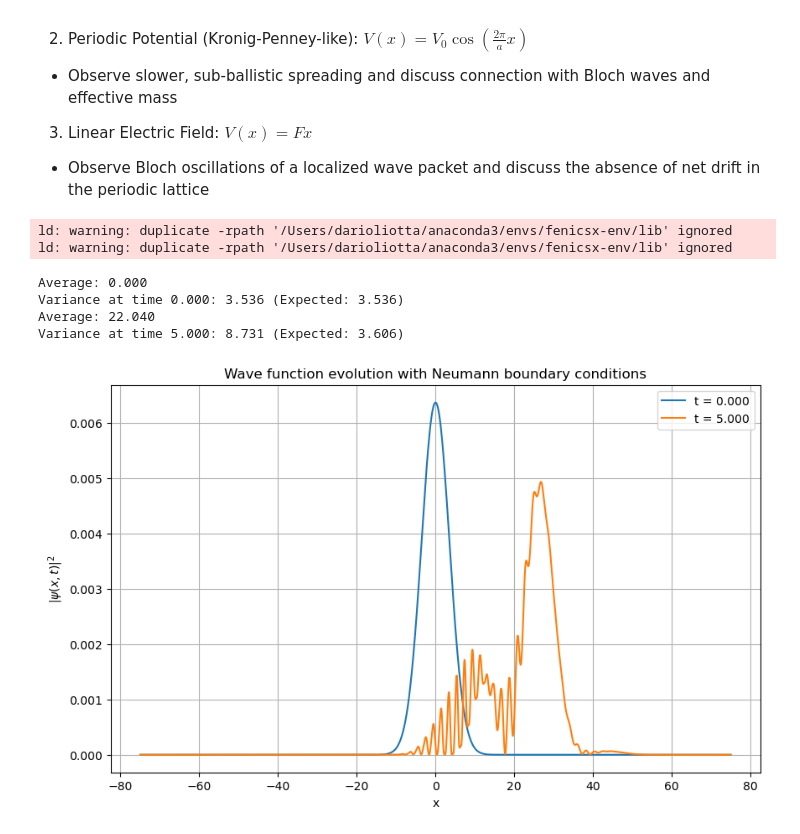
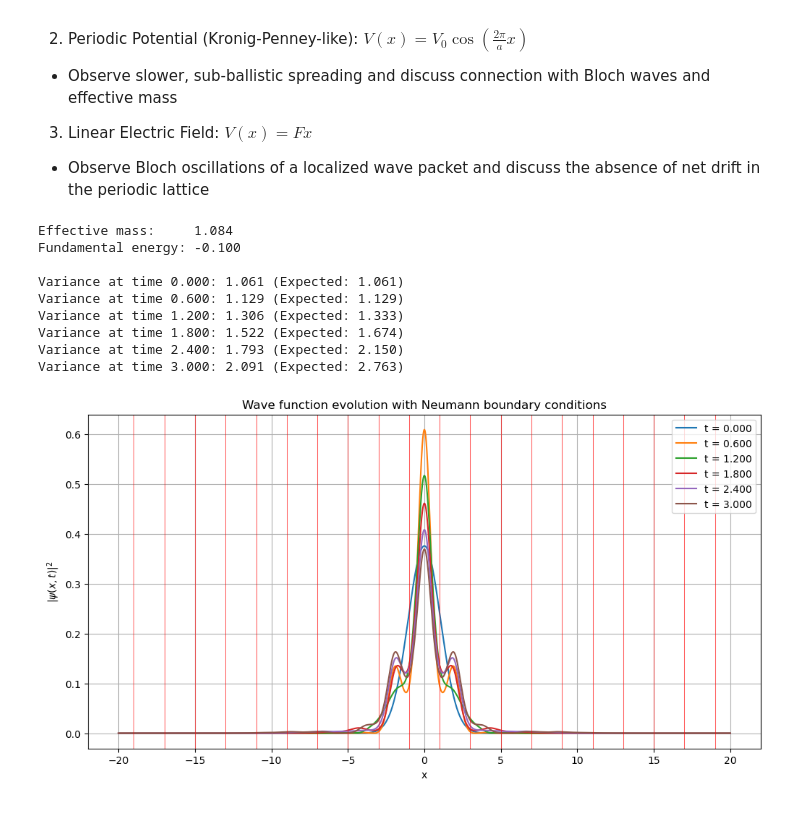
Before and after one commit to darioliotta/Quantum-Information-Project, a Jupyter notebook: try.ipynb, the cells around one changed output. Drawn from its saved outputs; the diff is of its cells as text; code cells hidden in the pictures.

```diff
--- a/try.ipynb
+++ b/try.ipynb
@@ -611,7 +612,7 @@ def schrodinger_equation_solution(L, nx, x0, sigma, k0, T, dt, hbar = 1.0, m = 1
     v_present = fem.Function(W)
 
     x_coords             = W.tabulate_dof_coordinates()[:, 0]
-    psi0                 = 1 / (np.sqrt(2*np.pi) * sigma) * np.exp(-(x_coords - x0)**2 / (2 * sigma**2)) * np.exp(1j * k0 * x_coords)
+    psi0                 = 1 / ((np.pi * (sigma**2)) ** (1/4)) * np.exp(-(x_coords - x0)**2 / (2 * sigma**2)) * np.exp(1j * k0 * x_coords)
     u_present.x.array[:] = np.real(psi0)
     v_present.x.array[:] = np.imag(psi0)
 
@@ -705,7 +706,7 @@ def schrodinger_equation_solution(L, nx, x0, sigma, k0, T, dt, hbar = 1.0, m = 1
         print(f"Effective mass:     {m_eff:.3f}")
         print(f"Fundamental energy: {E0:.3f}\n")
 
-    plt.figure(figsize = (10,6))
+    plt.figure(figsize = (12,6))
 
     for t_current in t_vals:
 
@@ -736,7 +737,7 @@ def schrodinger_equation_solution(L, nx, x0, sigma, k0, T, dt, hbar = 1.0, m = 1
                 sigma_expected = np.sqrt((sigma**2) / 2 + ((hbar * t_current) / (np.sqrt(2) * m * sigma))**2)
 
             elif potential_type == "Periodic":
-                sigma_expected = np.sqrt((sigma**2) / 2 + ((hbar * t_current) / (np.sqrt(2) * m_eff * sigma))**2)
+                sigma_expected = (np.sqrt((sigma**2) / 2) + ((hbar * t_current) / (np.sqrt(2) * m_eff * sigma))**2)
 
             print(f"Variance at time {t_current:.3f}: {sigma_t:.3f} (Expected: {sigma_expected:.3f})")
 
@@ -764,27 +765,30 @@ def schrodinger_equation_solution(L, nx, x0, sigma, k0, T, dt, hbar = 1.0, m = 1
     plt.show()
 # %%
 schrodinger_equation_solution(
-    L              = 150.0,
-    nx             = 2000,
+    L              = 40.0,
+    nx             = 4000,
     x0             = 0.0,
-    sigma          = 5.0,
+    sigma          = 1.5,
     k0             = 0.0,
-    T              = 5.0,
-    dt             = 0.001,
+    T              = 3,
+    dt             = 0.0005,
     hbar           = 1.0,
     m              = 1.0,
     bc             = "Neumann",
-    potential_type = "Linear",
+    potential_type = "Periodic",
     V0             = 1.0,
     a              = 2.0,
     F              = 2.0,
-    n_plots        = 2
+    n_plots        = 6
 )
 # %% [output]
-ld: warning: duplicate -rpath '/Users/darioliotta/anaconda3/envs/fenicsx-env/lib' ignored
-ld: warning: duplicate -rpath '/Users/darioliotta/anaconda3/envs/fenicsx-env/lib' ignored
+Effective mass:     1.084
+Fundamental energy: -0.100
+
+Variance at time 0.000: 1.061 (Expected: 1.061)
+Variance at time 0.600: 1.129 (Expected: 1.129)
+Variance at time 1.200: 1.306 (Expected: 1.333)
+Variance at time 1.800: 1.522 (Expected: 1.674)
+Variance at time 2.400: 1.793 (Expected: 2.150)
+Variance at time 3.000: 2.091 (Expected: 2.763)
-Average: 0.000
-Variance at time 0.000: 3.536 (Expected: 3.536)
-Average: 22.040
-Variance at time 5.000: 8.731 (Expected: 3.606)
-[figure, old version]
+[figure, new version]
```
Also changed, not shown: parts of 1 cell of this notebook, 17 other files.
